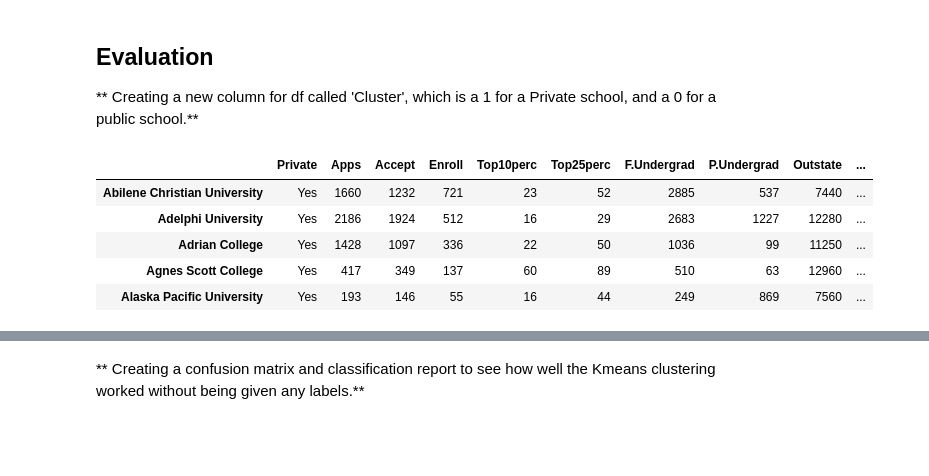
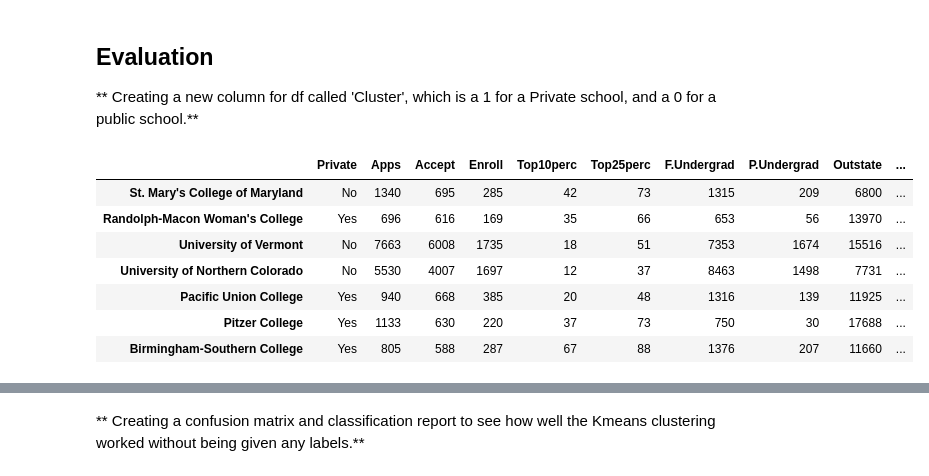
Before and after one commit to praveentn/hgwxx7, a Jupyter notebook: projects/algorithms/k-means_clustering/ml_k-means_clustering_1.ipynb, the cells around one changed output, grey strips where cells are left out. Cells and saved outputs as stored; diff of their text form; code cells hidden in the pictures; blank space fills up the shorter version.

```diff
--- a/projects/algorithms/k-means_clustering/ml_k-means_clustering_1.ipynb
+++ b/projects/algorithms/k-means_clustering/ml_k-means_clustering_1.ipynb
@@ -175,9 +179,11 @@ df['Cluster']=df['Private'].apply(converter)
-# %%
-df.head()
-# %% [output]
-|  | Private | Apps | Accept | Enroll | Top10perc | Top25perc | F.Undergrad | P.Undergrad | Outstate | ... |
-| Abilene Christian University | Yes | 1660 | 1232 | 721 | 23 | 52 | 2885 | 537 | 7440 | ... |
-| Adelphi University | Yes | 2186 | 1924 | 512 | 16 | 29 | 2683 | 1227 | 12280 | ... |
-| Adrian College | Yes | 1428 | 1097 | 336 | 22 | 50 | 1036 | 99 | 11250 | ... |
-| Agnes Scott College | Yes | 417 | 349 | 137 | 60 | 89 | 510 | 63 | 12960 | ... |
-| Alaska Pacific University | Yes | 193 | 146 | 55 | 16 | 44 | 249 | 869 | 7560 | ... |
+# %%
+df.sample(7)
+# %% [output]
+|  | Private | Apps | Accept | Enroll | Top10perc | Top25perc | F.Undergrad | P.Undergrad | Outstate | ... |
+| St. Mary's College of Maryland | No | 1340 | 695 | 285 | 42 | 73 | 1315 | 209 | 6800 | ... |
+| Randolph-Macon Woman's College | Yes | 696 | 616 | 169 | 35 | 66 | 653 | 56 | 13970 | ... |
+| University of Vermont | No | 7663 | 6008 | 1735 | 18 | 51 | 7353 | 1674 | 15516 | ... |
+| University of Northern Colorado | No | 5530 | 4007 | 1697 | 12 | 37 | 8463 | 1498 | 7731 | ... |
+| Pacific Union College | Yes | 940 | 668 | 385 | 20 | 48 | 1316 | 139 | 11925 | ... |
+| Pitzer College | Yes | 1133 | 630 | 220 | 37 | 73 | 750 | 30 | 17688 | ... |
+| Birmingham-Southern College | Yes | 805 | 588 | 287 | 67 | 88 | 1376 | 207 | 11660 | ... |
```
Also changed, not shown: parts of 10 cells of this notebook.
